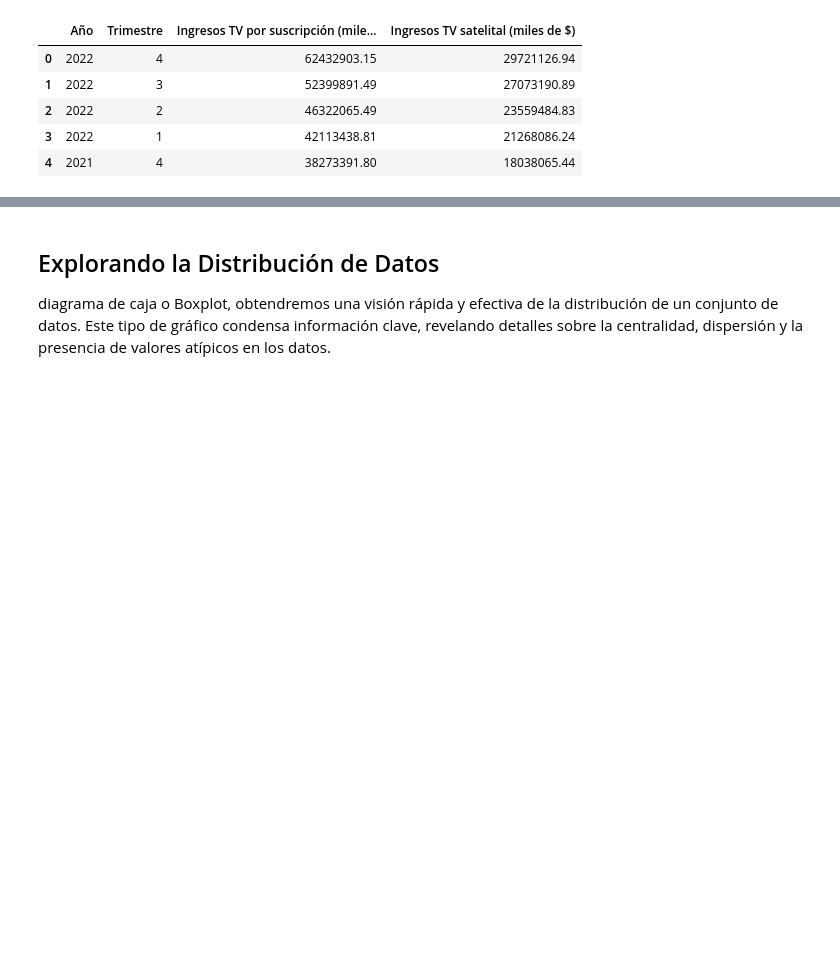
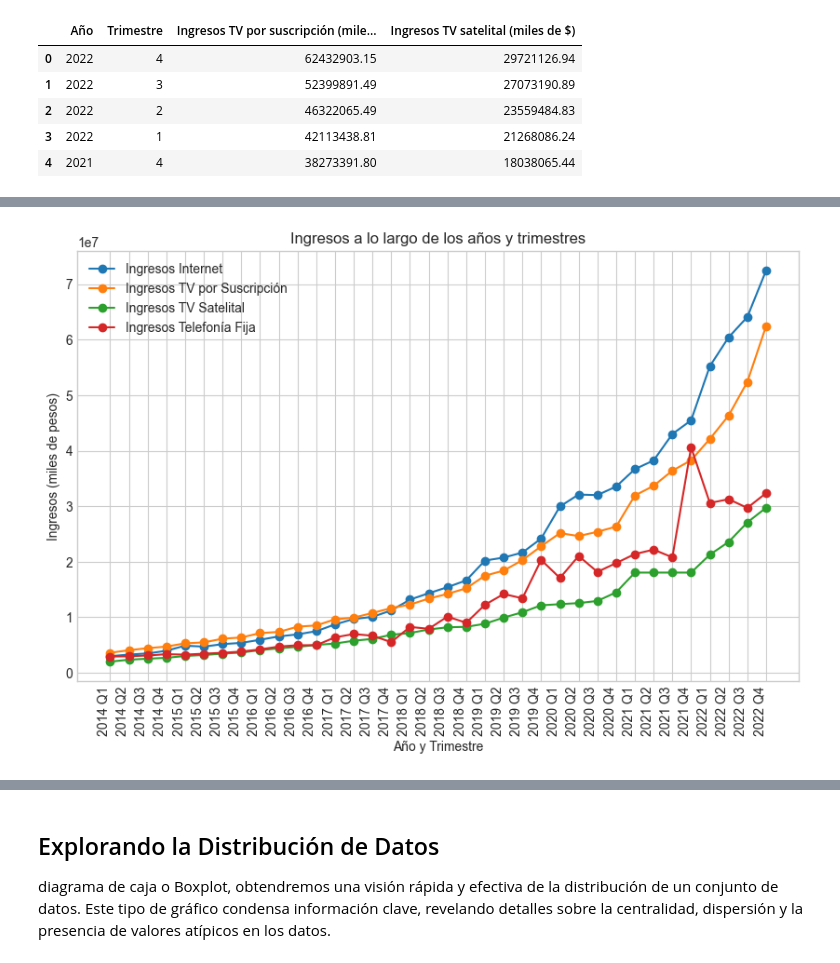
Before and after one commit to roscha10/DataAnalytics_ENACOM, a Jupyter notebook: EDA.ipynb, the cells around one changed output, grey strips where cells are left out. Drawn from its saved outputs; the diff is of its cells as text; code cells hidden in the pictures; blank space fills up the shorter version.

```diff
--- a/EDA.ipynb
+++ b/EDA.ipynb
@@ -858,9 +844,0 @@ memory usage: 996.0+ bytes
-# %%
-# Eliminar los puntos
-telefonia_fija["Ingresos (miles de $)"] = telefonia_fija["Ingresos (miles de $)"].str.replace(".", "")
-
-# Convertir la columna a tipo numérico
-telefonia_fija["Ingresos (miles de $)"] = pd.to_numeric(telefonia_fija["Ingresos (miles de $)"])
-
-# Verificar los cambios
-telefonia_fija.head(3)
@@ -966,0 +890,3 @@ plt.show()
+# %%
+# Fusionar los conjuntos de datos utilizando 'Año' y 'Trimestre' como claves de fusión
+df_final = internet_fijo.merge(television, on=['Año', 'Trimestre'], how='outer').merge(telefonia_fija, on=['Año', 'Trimestre'], how='outer')
@@ -966,0 +902,4 @@ plt.show()
+# %%
+# Renombrar la columna
+df_final.rename(columns={'Ingresos (miles de $)': 'ingresos_telefoniafija'}, inplace=True)
+df_final.rename(columns={'Ingresos (miles de pesos)': 'ingresos_internet'}, inplace=True)
@@ -967 +915,30 @@ plt.show()
+# %%
+# Concatenar 'Año' y 'Trimestre'
+df_final['Año_Trimestre'] = df_final['Año'].astype(str) + ' Q' + df_final['Trimestre'].astype(str)
+
+# Crear el gráfico de líneas
+plt.figure(figsize=(10, 6))
+plt.plot(df_final['Año_Trimestre'], df_final['ingresos_internet'], label='Ingresos Internet', marker='o')
+plt.plot(df_final['Año_Trimestre'], df_final['Ingresos TV por suscripción  (miles de $)'], label='Ingresos TV por Suscripción', marker='o')
+plt.plot(df_final['Año_Trimestre'], df_final['Ingresos TV satelital (miles de $)'], label='Ingresos TV Satelital', marker='o')
+plt.plot(df_final['Año_Trimestre'], df_final['ingresos_telefoniafija'], label='Ingresos Telefonía Fija', marker='o')
+
+# Configurar el gráfico
+plt.title('Ingresos a lo largo de los años y trimestres')
+plt.xlabel('Año y Trimestre')
+plt.ylabel('Ingresos (miles de pesos)')
+plt.legend()
+
+# Invertir el eje x
+plt.gca().invert_xaxis()
+
+# Rotar los ticks del eje x a 45 grados
+plt.xticks(rotation=90, ha='right')
+
+# Establecer el fondo blanco
+plt.style.use('seaborn-whitegrid')
+
+plt.show()
+# %% [output]
+[figure, added]
 # %% [markdown]
```
Also changed, not shown: parts of 11 cells of this notebook, 9 other files.
